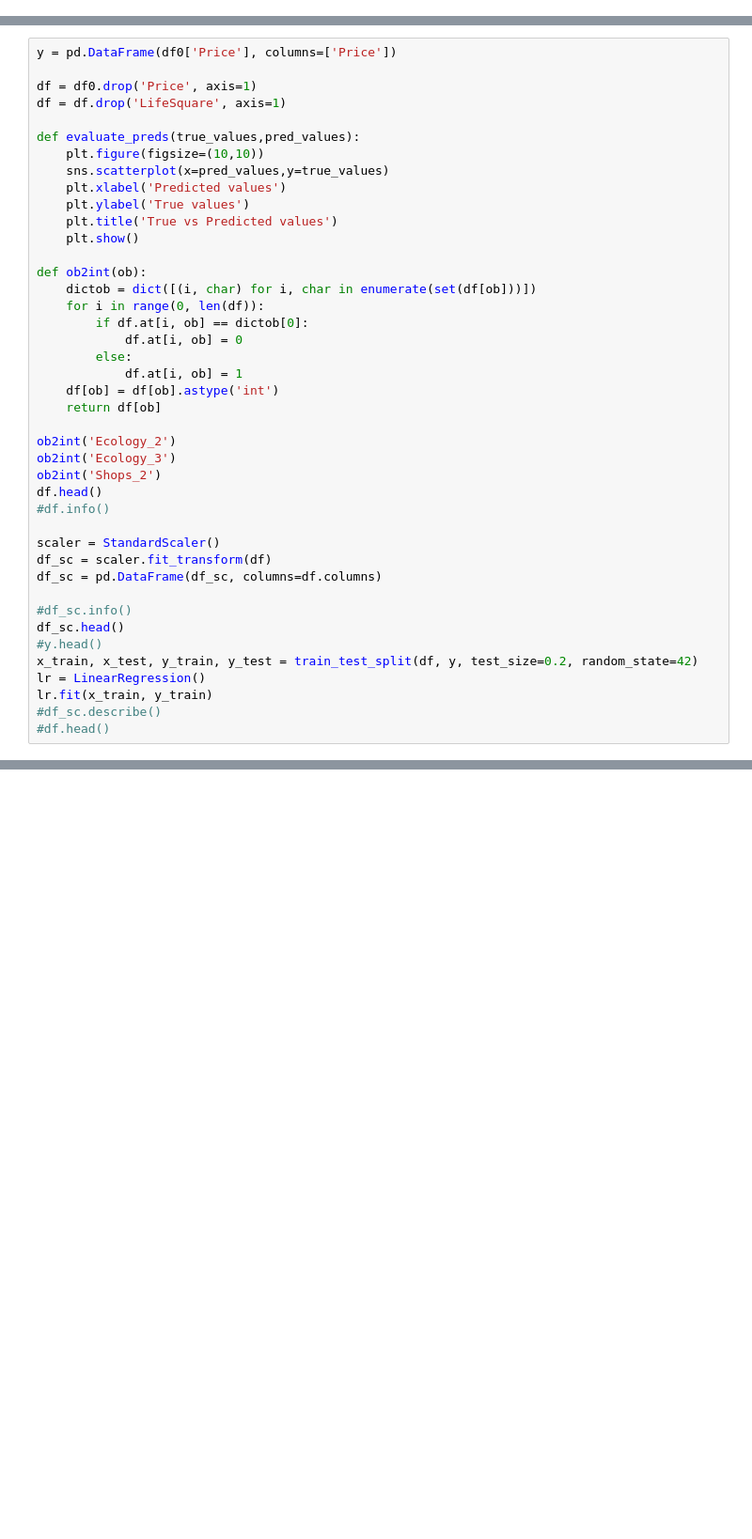
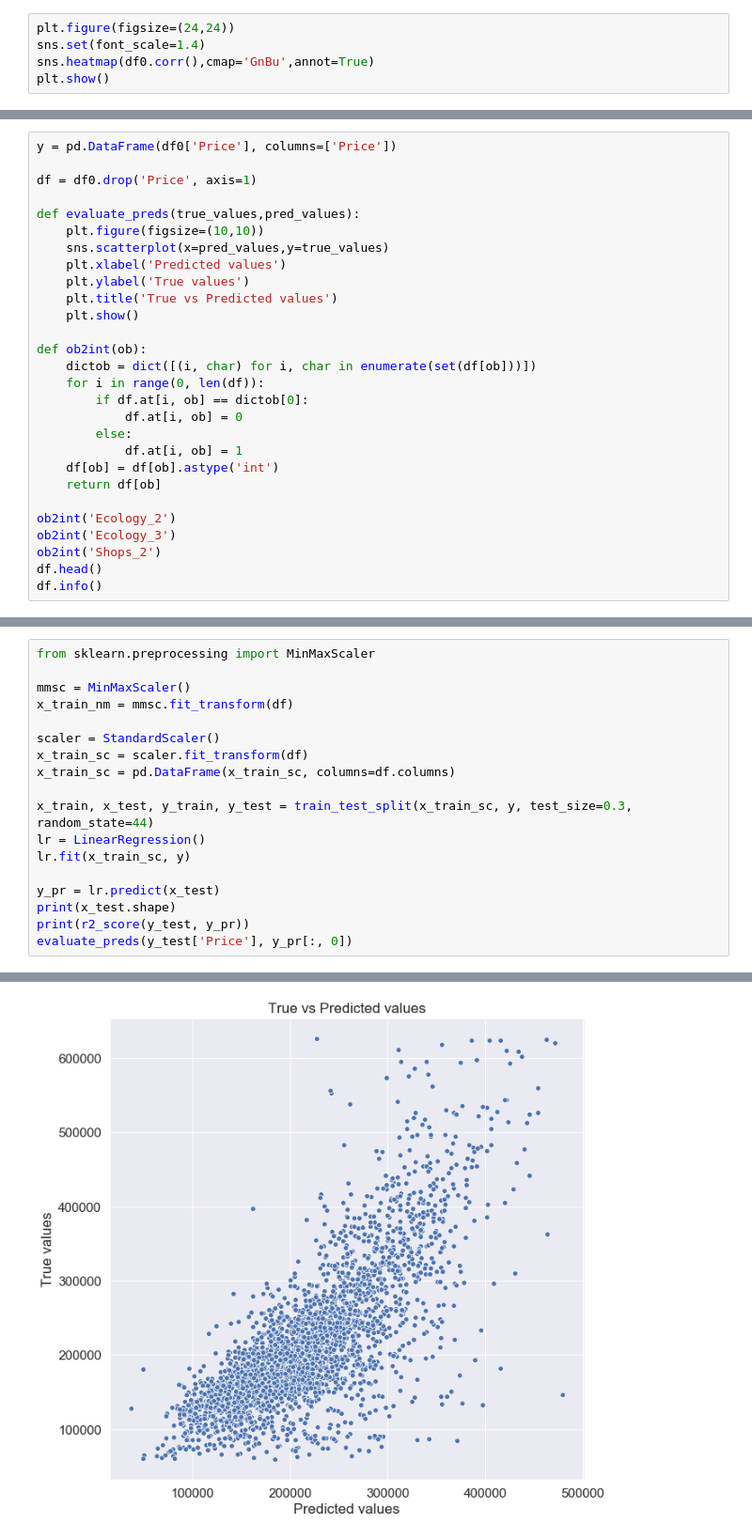
Before and after one commit to ksn38/sklearn, a Jupyter notebook: solution.ipynb, the cells around one changed output, grey strips where cells are left out. Shown at 94% size. Saved outputs shown, nothing was run; the diff lists cells and outputs as text; blank space fills up the shorter version.

```diff
--- a/solution.ipynb
+++ b/solution.ipynb
@@ -32,0 +159,5 @@ plt.show()
+# %%
+plt.figure(figsize=(24,24))
+sns.set(font_scale=1.4)
+sns.heatmap(df0.corr(),cmap='GnBu',annot=True)
+plt.show()
@@ -34,7 +167,6 @@ plt.show()
 y = pd.DataFrame(df0['Price'], columns=['Price'])
 
 df = df0.drop('Price', axis=1)
-df = df.drop('LifeSquare', axis=1)
 
 def evaluate_preds(true_values,pred_values):
     plt.figure(figsize=(10,10))
@@ -58,18 +190,5 @@ ob2int('Ecology_2')
 ob2int('Ecology_3')
 ob2int('Shops_2')
 df.head()
-#df.info()
-
-scaler = StandardScaler()
-df_sc = scaler.fit_transform(df)
-df_sc = pd.DataFrame(df_sc, columns=df.columns)
-
-#df_sc.info()
-df_sc.head()
-#y.head()
-x_train, x_test, y_train, y_test = train_test_split(df, y, test_size=0.2, random_state=42)
-lr = LinearRegression()
-lr.fit(x_train, y_train)
-#df_sc.describe()
-#df.head()
+df.info()
 # %% [output]
@@ -87,0 +212,19 @@ evaluate_preds(y_pr[:, 0], y_pr[:, 0])
+# %%
+from sklearn.preprocessing import MinMaxScaler
+
+mmsc = MinMaxScaler()
+x_train_nm = mmsc.fit_transform(df)
+
+scaler = StandardScaler()
+x_train_sc = scaler.fit_transform(df)
+x_train_sc = pd.DataFrame(x_train_sc, columns=df.columns)
+
+x_train, x_test, y_train, y_test = train_test_split(x_train_sc, y, test_size=0.3, random_state=44)
+lr = LinearRegression()
+lr.fit(x_train_sc, y)
+
+y_pr = lr.predict(x_test)
+print(x_test.shape)
+print(r2_score(y_test, y_pr))
+evaluate_preds(y_test['Price'], y_pr[:, 0])
+# %% [output]
@@ -87,0 +233 @@ evaluate_preds(y_pr[:, 0], y_pr[:, 0])
+[figure, added]
```
Also changed, not shown: parts of 15 cells of this notebook.
